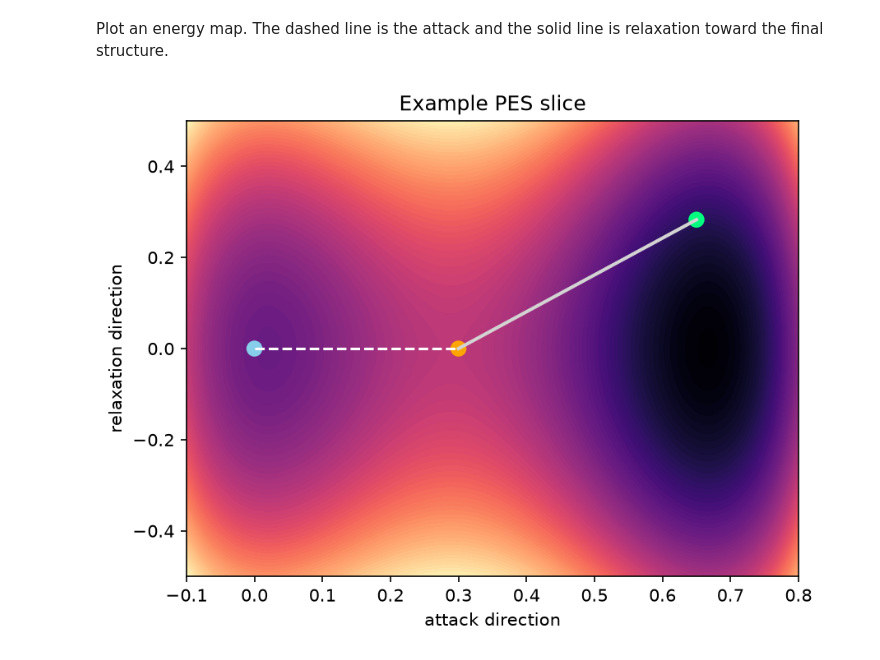
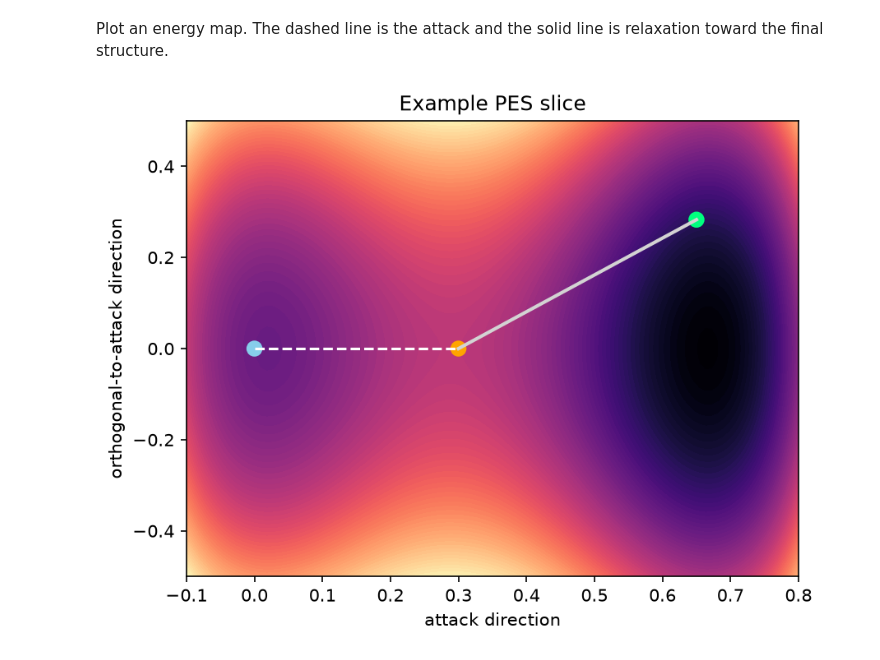
Before and after one commit to declanwhchan/mlff_attack_data_collection, a Jupyter notebook: notebooks/energy_landscape_mlffs.ipynb, the cells around one changed output. Saved outputs shown, nothing was run; the diff lists cells and outputs as text; code cells hidden in the pictures.

Commit message:
chg: rename y-axis of pes plots to orthogonal-to-attack direction

```diff
--- a/notebooks/energy_landscape_mlffs.ipynb
+++ b/notebooks/energy_landscape_mlffs.ipynb
@@ -35,15 +35,15 @@ Plot an energy map. The dashed line is the attack and the solid line is relaxati
 # %%
 # Blue = relaxation
 # Orange = perturbation
 # Green = recovery
 fig, ax = plt.subplots()
 ax.contourf(X, Y, E, 80, cmap='magma')
 ax.plot([start[0], hit[0]], [start[1], hit[1]], '--w')
 ax.plot([hit[0], end[0]], [hit[1], end[1]], color='lightgray', lw=2)
 ax.scatter(*zip(start, hit, end), c=['skyblue', 'orange', 'springgreen'], s=70)
-ax.set(xlabel='attack direction', ylabel='relaxation direction', title='Example PES slice')
+ax.set(xlabel='attack direction', ylabel='orthogonal-to-attack direction', title='Example PES slice')
 fig.savefig('example_pes.png', dpi=150, bbox_inches='tight')
 display(Image(filename='example_pes.png'))
 plt.close(fig)
 # %% [output]
-[figure, old version]
+[figure, new version]
```
Also changed, not shown: 1 other file.
